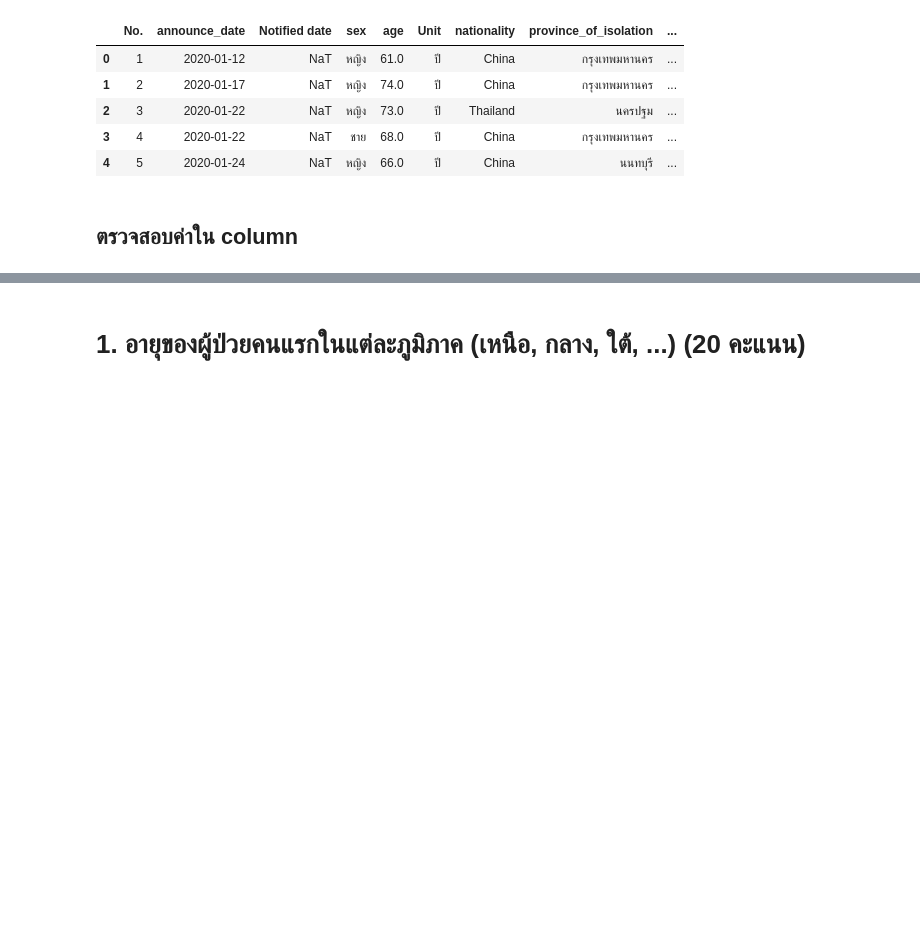
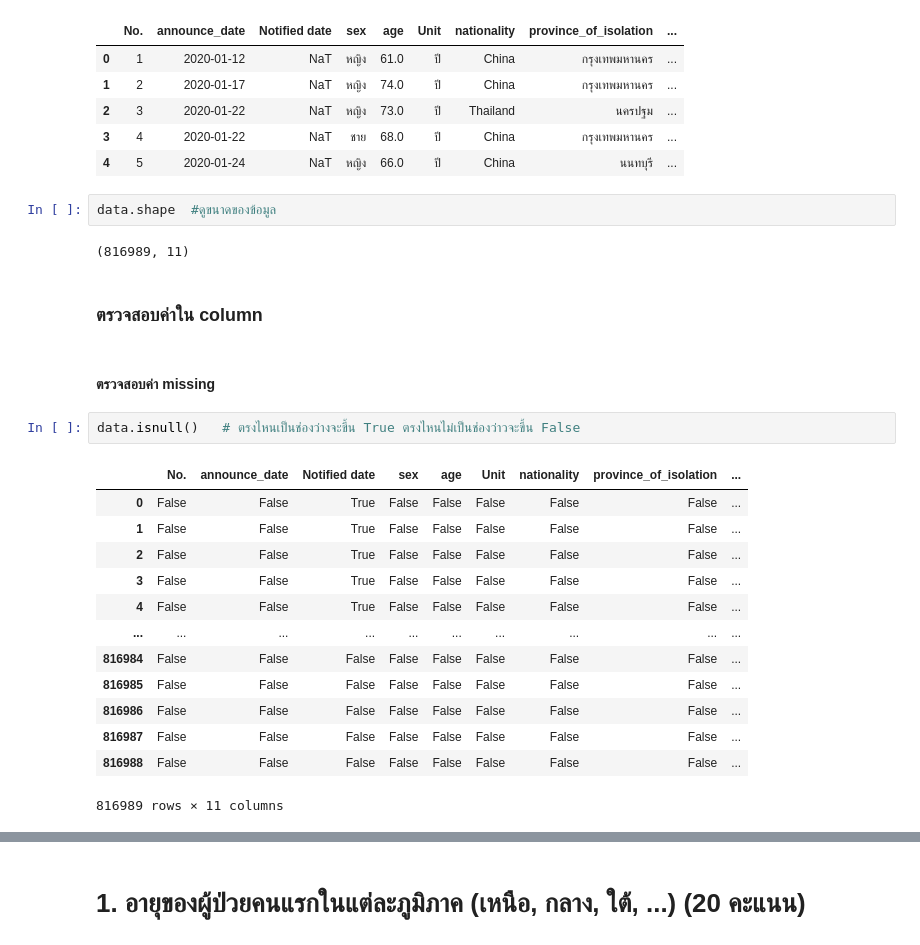
Before and after one commit to Jiraporn-klobrat/data_viz_2022, a Jupyter notebook: BasicPython&DataViz_midterm2022.ipynb, the cells around one changed output, grey strips where cells are left out. Saved outputs shown, nothing was run; the diff lists cells and outputs as text; blank space fills up the shorter version.

```diff
--- a/BasicPython&DataViz_midterm2022.ipynb
+++ b/BasicPython&DataViz_midterm2022.ipynb
@@ -62,5 +64,27 @@ data.head()
 | 2 | 3 | 2020-01-22 | NaT | หญิง | 73.0 | ปี | Thailand | นครปฐม | ... |
 | 3 | 4 | 2020-01-22 | NaT | ชาย | 68.0 | ปี | China | กรุงเทพมหานคร | ... |
 | 4 | 5 | 2020-01-24 | NaT | หญิง | 66.0 | ปี | China | นนทบุรี | ... |
+# %%
+data.shape  #ดูขนาดของข้อมูล
+# %% [output]
+(816989, 11)
 # %% [markdown]
-## ตรวจสอบค่าใน column
+### ตรวจสอบค่าใน column
+# %% [markdown]
+#### ตรวจสอบค่า missing
+# %%
+data.isnull()   # ตรงไหนเป็นช่องว่างจะขึ้น True ตรงไหนไม่เป็นช่องว่าวจะขึ้น False
+# %% [output]
+|  | No. | announce_date | Notified date | sex | age | Unit | nationality | province_of_isolation | ... |
+| 0 | False | False | True | False | False | False | False | False | ... |
+| 1 | False | False | True | False | False | False | False | False | ... |
+| 2 | False | False | True | False | False | False | False | False | ... |
+| 3 | False | False | True | False | False | False | False | False | ... |
+| 4 | False | False | True | False | False | False | False | False | ... |
+| ... | ... | ... | ... | ... | ... | ... | ... | ... | ... |
+| 816984 | False | False | False | False | False | False | False | False | ... |
+| 816985 | False | False | False | False | False | False | False | False | ... |
+| 816986 | False | False | False | False | False | False | False | False | ... |
+| 816987 | False | False | False | False | False | False | False | False | ... |
+| 816988 | False | False | False | False | False | False | False | False | ... |
+816989 rows × 11 columns
```
Also changed, not shown: parts of 33 cells of this notebook.
